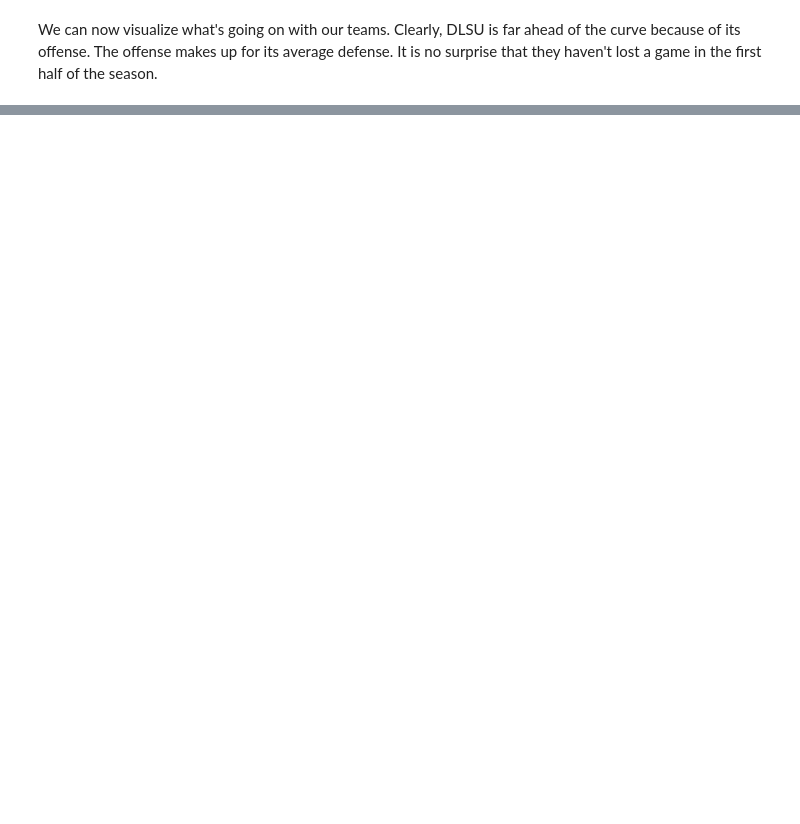
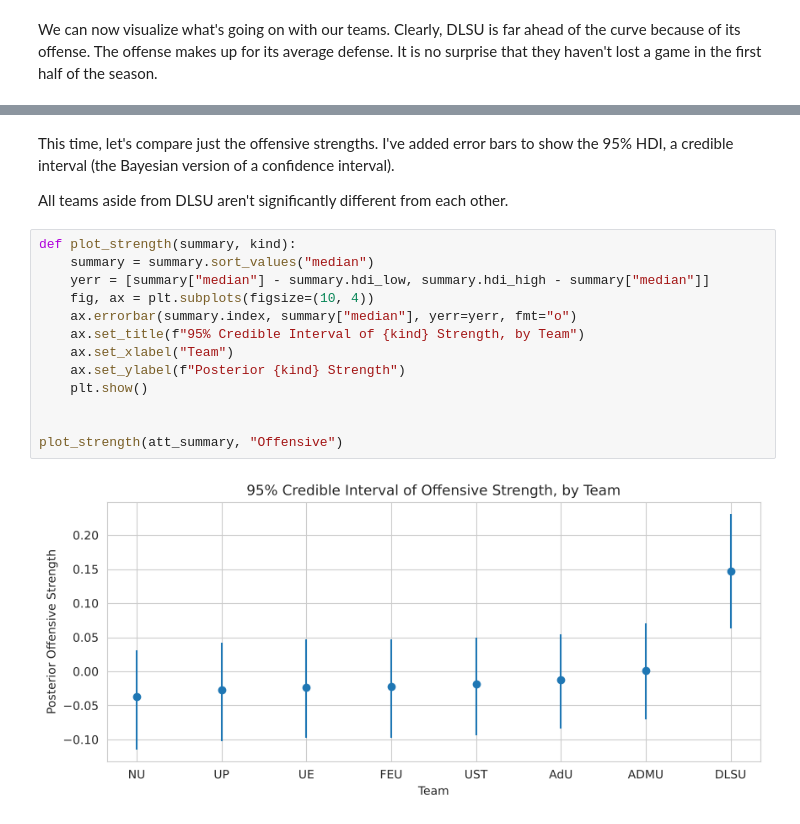
Before and after one commit to joshuacortez/bayesian-blog, a Jupyter notebook: basketball outcomes using probabilistic programming.ipynb, the cells around one changed output, grey strips where cells are left out. Cells and saved outputs as stored; diff of their text form; blank space fills up the shorter version.

```diff
--- a/basketball outcomes using probabilistic programming.ipynb
+++ b/basketball outcomes using probabilistic programming.ipynb
@@ -578,0 +317,19 @@ In any case, it was a fun learning experience. Probabilistic programming is a gr
+# %% [markdown]
+This time, let's compare just the offensive strengths. I've added error bars to show the 95% HDI, a credible interval (the Bayesian version of a confidence interval).
+
+All teams aside from DLSU aren't significantly different from each other.
+# %%
+def plot_strength(summary, kind):
+    summary = summary.sort_values("median")
+    yerr = [summary["median"] - summary.hdi_low, summary.hdi_high - summary["median"]]
+    fig, ax = plt.subplots(figsize=(10, 4))
+    ax.errorbar(summary.index, summary["median"], yerr=yerr, fmt="o")
+    ax.set_title(f"95% Credible Interval of {kind} Strength, by Team")
+    ax.set_xlabel("Team")
+    ax.set_ylabel(f"Posterior {kind} Strength")
+    plt.show()
+
+
+plot_strength(att_summary, "Offensive")
+# %% [output]
+[figure, added]
```
Also changed, not shown: parts of 71 cells of this notebook, 4 other files.
